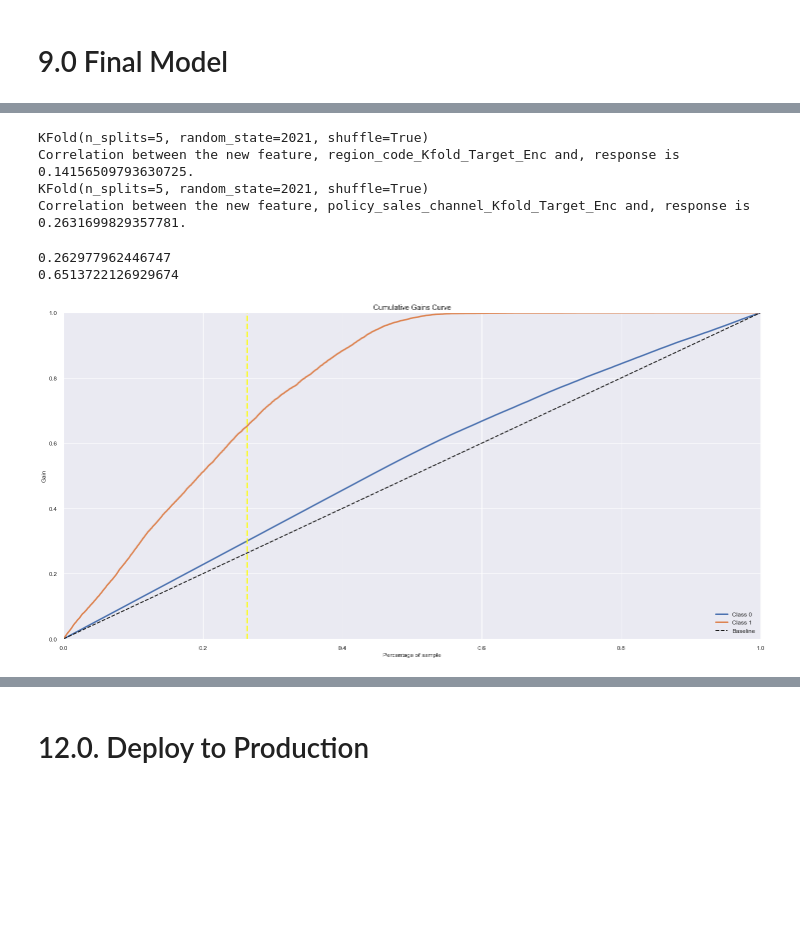
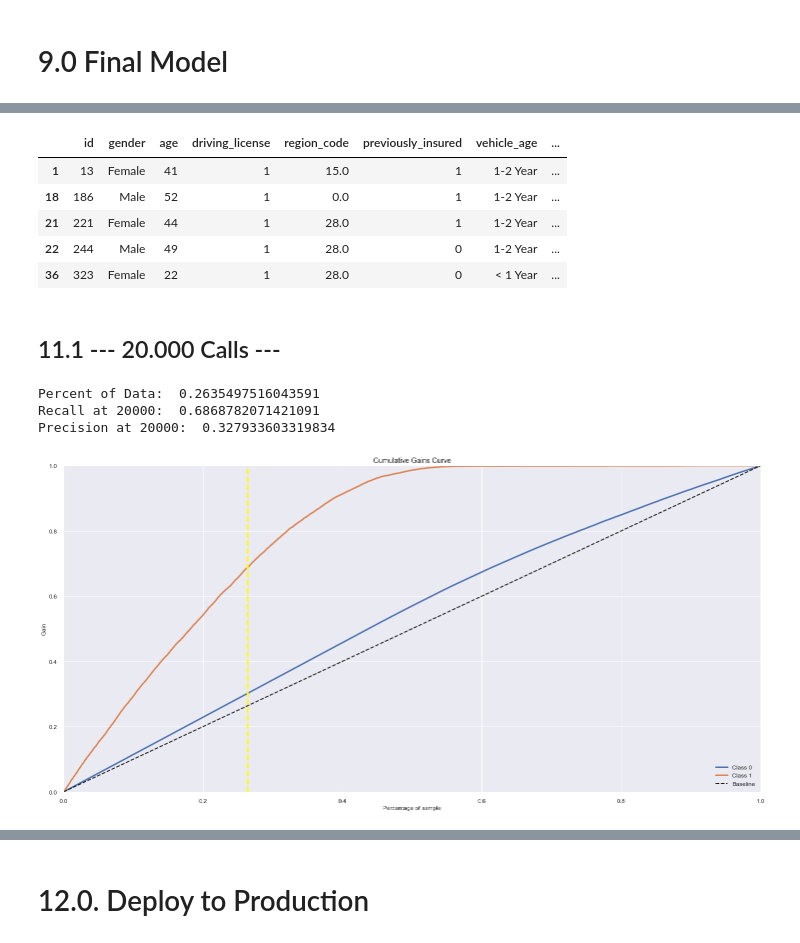
Before and after one commit to lujanrr/lujanrr_health_insurance_cross_sell, a Jupyter notebook: notebooks/Updated_1.0-LRR-health-insurance-cross-sell.ipynb, the cells around one changed output, grey strips where cells are left out. Drawn from its saved outputs; the diff is of its cells as text; code cells hidden in the pictures; blank space fills up the shorter version.

```diff
--- a/notebooks/Updated_1.0-LRR-health-insurance-cross-sell.ipynb
+++ b/notebooks/Updated_1.0-LRR-health-insurance-cross-sell.ipynb
@@ -1436,3 +1489,12 @@ df_test= future_test.copy()
+# %%
+df_test.head()
+# %% [output]
+|  | id | gender | age | driving_license | region_code | previously_insured | vehicle_age | ... |
+| 1 | 13 | Female | 41 | 1 | 15.0 | 1 | 1-2 Year | ... |
+| 18 | 186 | Male | 52 | 1 | 0.0 | 1 | 1-2 Year | ... |
+| 21 | 221 | Female | 44 | 1 | 28.0 | 1 | 1-2 Year | ... |
+| 22 | 244 | Male | 49 | 1 | 28.0 | 0 | 1-2 Year | ... |
+| 36 | 323 | Female | 22 | 1 | 28.0 | 0 | < 1 Year | ... |
 # %%
 
 # Vehicle Damage Number
@@ -1443,7 +1505,7 @@ df_test['vehicle_age'] =  df_test['vehicle_age'].apply( lambda x: 'over_2_years'
 
 annual_premium_scaler       =   pickle.load( open( '/home/luke/repos/pa004_health_insurance_cross_sell/health_insurance_cross-sell/src/features/annual_premium_scaler.pkl','rb' ) )
 age_scaler                  =   pickle.load( open( '/home/luke/repos/pa004_health_insurance_cross_sell/health_insurance_cross-sell/src/features/age_scaler.pkl','rb' ) )
-vintage_scaler              =   pickle.load( open( '/home/luke/repos/pa004_health_insurance_cross_sell/health_insurance_cross-sell/src/features/vintage_scaler.pkl','rb' ) )
+target_encode_vintage_scaler              =   pickle.load( open( '/home/luke/repos/pa004_health_insurance_cross_sell/health_insurance_cross-sell/src/features/target_encode_vintage_scaler.pkl','rb' ) )
 target_encode_gender_scaler =   pickle.load( open( '/home/luke/repos/pa004_health_insurance_cross_sell/health_insurance_cross-sell/src/features/target_encode_gender_scaler.pkl','rb' ) )
 target_encode_region_scaler =   pickle.load( open( '/home/luke/repos/pa004_health_insurance_cross_sell/health_insurance_cross-sell/src/features/target_encode_region_scaler.pkl','rb' ) )
 target_encode_policy_sales_channel_scaler =   pickle.load( open( '/home/luke/repos/pa004_health_insurance_cross_sell/health_insurance_cross-sell/src/features/target_encode_policy_sales_channel_scaler.pkl','rb' ) )
@@ -1452,25 +1514,30 @@ target_encode_policy_sales_channel_scaler =   pickle.load( open( '/home/luke/rep
 # anual premium - StandarScaler
 df_test['annual_premium'] = annual_premium_scaler.transform( df_test[['annual_premium']].values )
 
+
 # Age - MinMaxScaler
 df_test['age'] = age_scaler.transform( df_test[['age']].values )
 
-# Vintage - MinMaxScaler
-df_test['vintage'] = vintage_scaler.transform( df_test[['vintage']].values )
+# Vintage - Target Encoding
+df_test.loc[:, 'vintage'] = df_test['vintage'].map( target_encode_vintage_scaler )
 
 # gender - One Hot Encoding / Target Encoding
 df_test.loc[:, 'gender'] = df_test['gender'].map( target_encode_gender_scaler )
 
-# region_code -g
-df_test= target_encode_region_scaler.transform( df_test )
+# region_code - Target Encoding
+df_test.loc[:, 'region_code'] = df_test['region_code'].map( target_encode_region_scaler )
+
 
 # vehicle_age - One Hot Encoding / Frequency Encoding
 df_test = pd.get_dummies( df_test, prefix='vehicle_age', columns=['vehicle_age'] )
 
-# policy_sales_channel -
-df_test= target_encode_policy_sales_channel_scaler.transform( df_test )
+# policy_sales_channel - Target Encoding
+df_test.loc[:, 'policy_sales_channel'] = df_test['policy_sales_channel'].map( target_encode_policy_sales_channel_scaler )
 
-df_test.drop(columns = [ 'policy_sales_channel', 'region_code', 'id'], inplace = True)
+
+
+
+df_test.drop(columns = ['id'], inplace = True)
 
 columns_order = ['gender',
                  'age',
@@ -1482,17 +1549,17 @@ columns_order = ['gender',
                  'vehicle_age_below_1_year',
                  'vehicle_age_between_1_2_year',
                  'vehicle_age_over_2_years',
-                 'region_code_Kfold_Target_Enc',
-                 'policy_sales_channel_Kfold_Target_Enc',
-                 'response']
+                 'region_code',
+                 'policy_sales_channel',
+                'response']
 
 #keeping response as the last column for better slicing
 df_test = df_test.reindex(columns = columns_order)
 
-x_df_test = df_test.iloc[:, :-1]
 y_df_test = df_test.iloc[:, -1:]
+
+
+cols_selected = ['annual_premium', 'vintage', 'age', 'region_code', 'vehicle_damage', 'previously_insured',
+                 'policy_sales_channel']
+
+x_df_test = df_test[cols_selected]
-# %% [output]
-KFold(n_splits=5, random_state=2021, shuffle=True)
-Correlation between the new feature, region_code_Kfold_Target_Enc and, response is 0.14156509793630725.
-KFold(n_splits=5, random_state=2021, shuffle=True)
-Correlation between the new feature, policy_sales_channel_Kfold_Target_Enc and, response is 0.2631699829357781.
@@ -1501,21 +1569,25 @@ Correlation between the new feature, policy_sales_channel_Kfold_Target_Enc and,
+# %% [markdown]
+## 11.1 --- 20.000 Calls ---
 # %%
 data = x_df_test.copy()
 
 data['response'] = y_df_test.copy()
 data['score'] = pred[:, 1].tolist()
 data = data.sort_values('score', ascending=False)
 
 percent_of_dataset = 20000 / len(data)
 recall_at_20000 = recall_at_k(data, k = 20000)
-
-print(percent_of_dataset)
-print(recall_at_20000)
+precision_at_20000=precision_at_k(data,k=20000)
+print('Percent of Data: ',percent_of_dataset)
+print('Recall at 20000: ',recall_at_20000)
+print('Precision at 20000: ',precision_at_20000)
 
 #skplt.metrics.plot_cumulative_gain(y_test, yhat_nb)
 skplt.metrics.plot_cumulative_gain(y_df_test, pred)
-plt.axvline(0.2629, 0, 1, color='yellow', ls='--', lw=3)
+plt.axvline(percent_of_dataset, 0, 1, color='yellow', ls='--', lw=3)
 plt.show();
 # %% [output]
-0.262977962446747
-0.6513722126929674
+Percent of Data:  0.2635497516043591
+Recall at 20000:  0.6868782071421091
+Precision at 20000:  0.327933603319834
-[figure, old version]
+[figure, new version]
```
Also changed, not shown: parts of 129 cells of this notebook, 7 other files.
